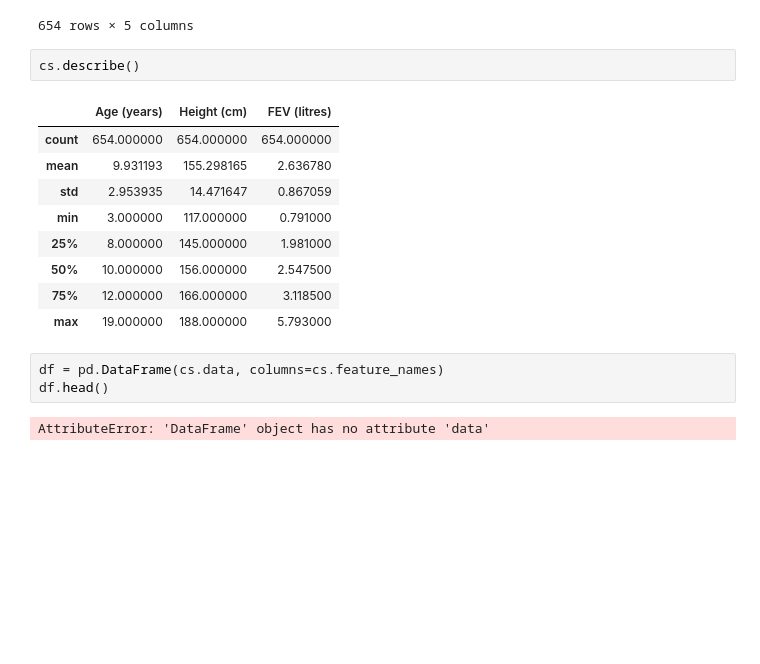
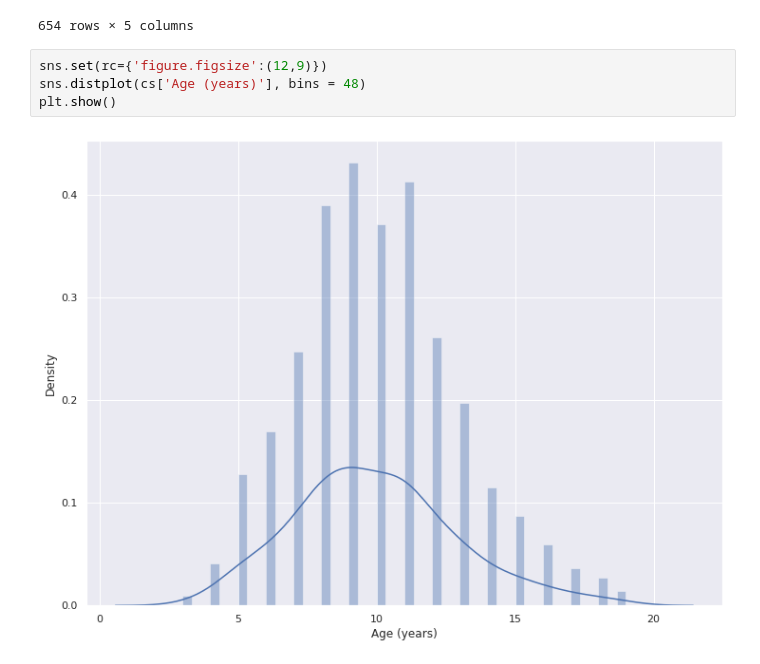
Before and after one commit to SGalvez23/TC1002S_A01251884, a Jupyter notebook: Child Smokers/A01251884_Act_MapaCalor.ipynb, the cells around one changed output. Cells and saved outputs as stored; diff of their text form; blank space fills up the shorter version.

```diff
--- a/Child Smokers/A01251884_Act_MapaCalor.ipynb
+++ b/Child Smokers/A01251884_Act_MapaCalor.ipynb
@@ -21,20 +20,9 @@ cs
 | 652 | 15 | 173 | 3.727 | male | smoker |
 | 653 | 16 | 160 | 2.795 | female | smoker |
 654 rows × 5 columns
-# %%
-cs.describe()
-# %% [output]
-|  | Age (years) | Height (cm) | FEV (litres) |
-| count | 654.000000 | 654.000000 | 654.000000 |
-| mean | 9.931193 | 155.298165 | 2.636780 |
-| std | 2.953935 | 14.471647 | 0.867059 |
-| min | 3.000000 | 117.000000 | 0.791000 |
-| 25% | 8.000000 | 145.000000 | 1.981000 |
-| 50% | 10.000000 | 156.000000 | 2.547500 |
-| 75% | 12.000000 | 166.000000 | 3.118500 |
-| max | 19.000000 | 188.000000 | 5.793000 |
-# %%
-df = pd.DataFrame(cs.data, columns=cs.feature_names)
-df.head()
-# %% [output]
-AttributeError: 'DataFrame' object has no attribute 'data'
+# %%
+sns.set(rc={'figure.figsize':(12,9)})
+sns.distplot(cs['Age (years)'], bins = 48)
+plt.show()
+# %% [output]
+[figure, added]
```
Also changed, not shown: parts of 8 cells of this notebook, 1 other file.
